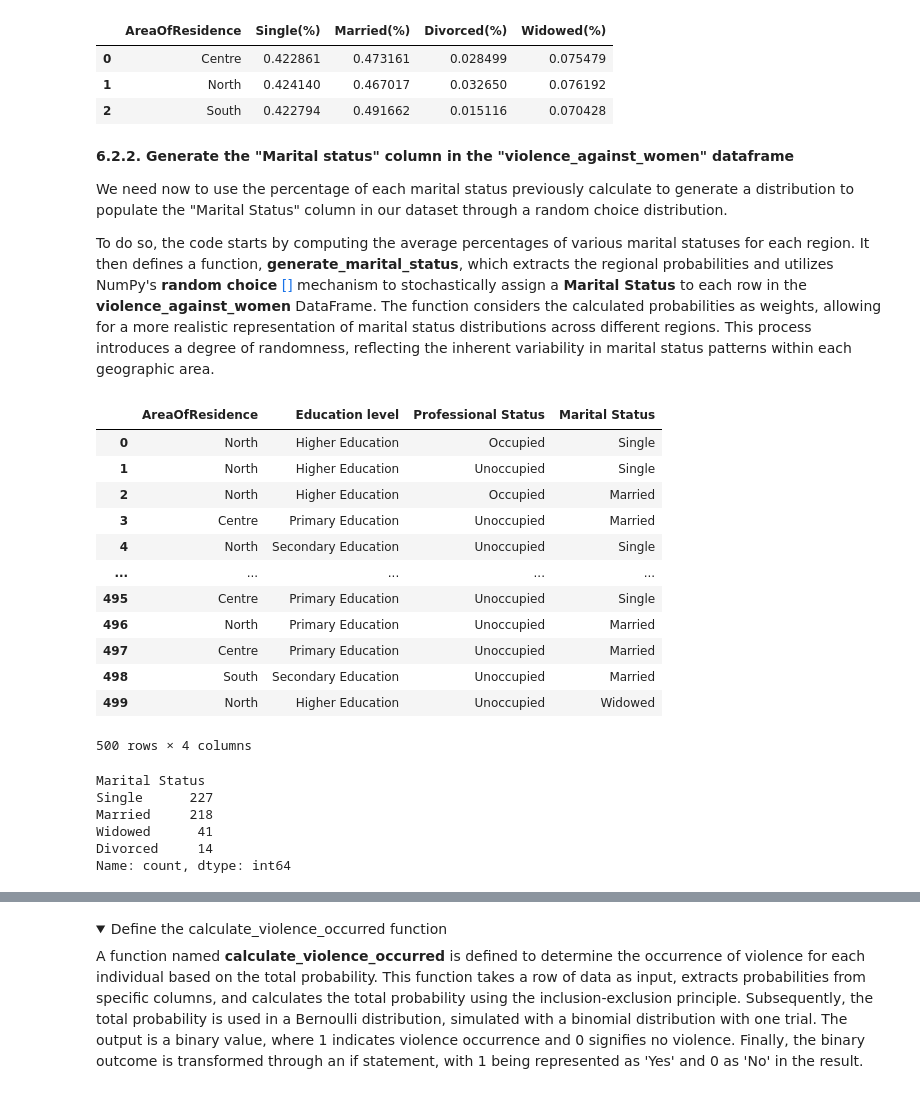
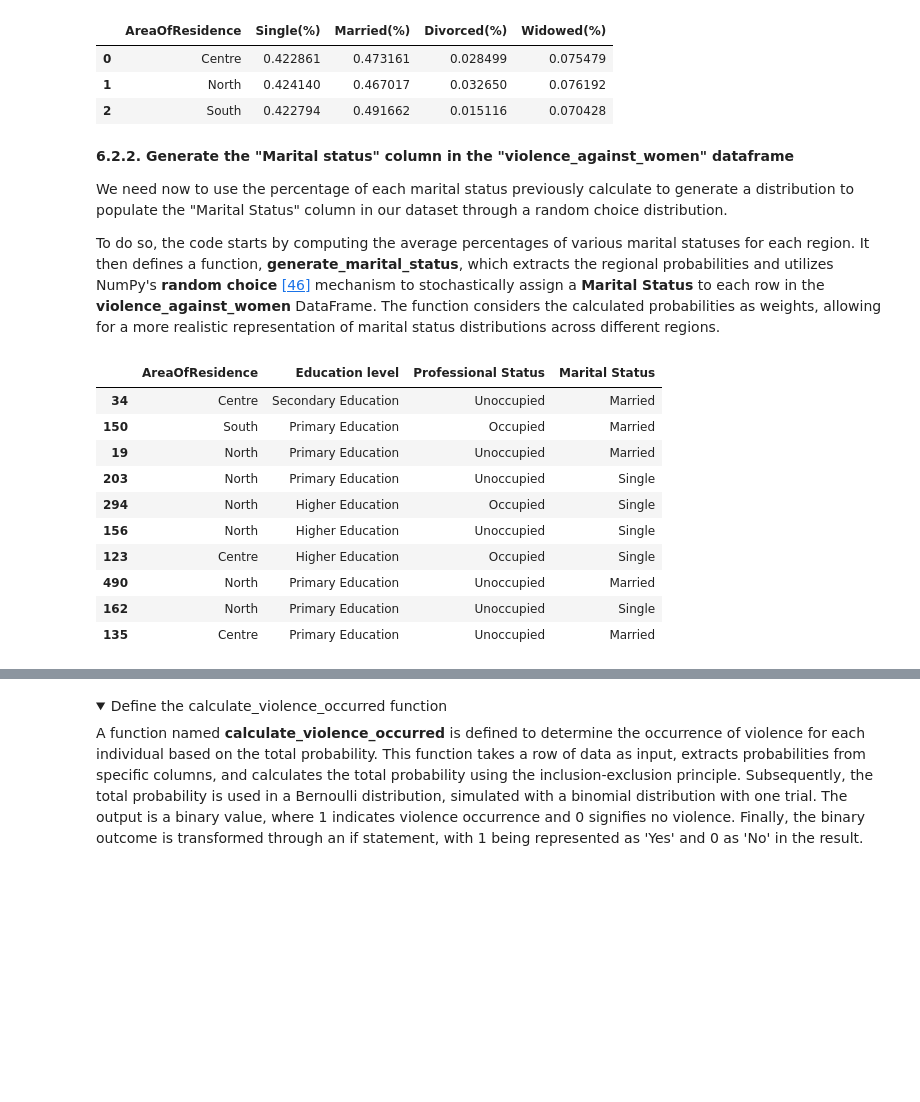
Before and after one commit to Cecilia8989/PfDA_Assignement, a Jupyter notebook: PfDA_Project_1.ipynb, the cells around one changed output, grey strips where cells are left out. Drawn from its saved outputs; the diff is of its cells as text; code cells hidden in the pictures; folded sections open; blank space fills up the shorter version.

```diff
--- a/PfDA_Project_1.ipynb
+++ b/PfDA_Project_1.ipynb
@@ -1580,56 +1581,41 @@ marital_status_distribution_probability
 
 We need now to use the percentage of each marital status previously calculate to generate a distribution to populate the "Marital Status" column in our dataset through a random choice distribution.
 
-To do so, the code starts by computing the average percentages of various marital statuses for each region. It then defines a function, **generate_marital_status**, which extracts the regional probabilities and utilizes NumPy's **random choice** [[]](https://www.geeksforgeeks.org/flatten-a-list-of-dataframes/) mechanism to stochastically assign a **Marital Status** to each row in the **violence_against_women** DataFrame. The function considers the calculated probabilities as weights, allowing for a more realistic representation of marital status distributions across different regions. This process introduces a degree of randomness, reflecting the inherent variability in marital status patterns within each geographic area.
+To do so, the code starts by computing the average percentages of various marital statuses for each region. It then defines a function, **generate_marital_status**, which extracts the regional probabilities and utilizes NumPy's **random choice** [[46]](https://www.geeksforgeeks.org/flatten-a-list-of-dataframes/) mechanism to stochastically assign a **Marital Status** to each row in the **violence_against_women** DataFrame. The function considers the calculated probabilities as weights, allowing for a more realistic representation of marital status distributions across different regions.
 # %%
 # Calculate the mean of marital status percentages for each region
 marital_status_distribution_probability = marital_stausu_distribution.groupby('AreaOfResidence')[['Single(%)', 'Married(%)', 'Divorced(%)', 'Widowed(%)']].mean().reset_index()
-
 # Define the list of marital status categories
 marital_status_list = ['Single', 'Married', 'Divorced', 'Widowed']
 
 # Create a function to generate random marital statuses based on probabilities
 def generate_marital_status(row):
     # Extract the region from the row
     region = row['AreaOfResidence']
-
     # Extract the probabilities for each marital status category in the region
     probability = marital_status_distribution_probability.loc[marital_status_distribution_probability['AreaOfResidence'] == region]
-
     # Flatten the probability values into a 1D array
     prob = probability.loc[:, 'Single(%)':].values.flatten()
-
     # Generate a random marital status based on the probabilities
     return np.random.choice(marital_status_list, p=prob)
 
 # Apply the function to create the 'Marital Status' column in the 'violence_against_women' DataFrame
 violence_against_women['Marital Status'] = violence_against_women.apply(generate_marital_status, axis=1)
 
-# Display the updated 'violence_against_women' DataFrame with the new 'Marital Status' column
-violence_against_women
+# Display a sample of the the updated 'violence_against_women' DataFrame with the new 'Marital Status' column
+violence_against_women.sample(10)
 # %% [output]
 |  | AreaOfResidence | Education level | Professional Status | Marital Status |
-| 0 | North | Higher Education | Occupied | Single |
-| 1 | North | Higher Education | Unoccupied | Single |
-| 2 | North | Higher Education | Occupied | Married |
-| 3 | Centre | Primary Education | Unoccupied | Married |
-| 4 | North | Secondary Education | Unoccupied | Single |
-| ... | ... | ... | ... | ... |
-| 495 | Centre | Primary Education | Unoccupied | Single |
-| 496 | North | Primary Education | Unoccupied | Married |
-| 497 | Centre | Primary Education | Unoccupied | Married |
-| 498 | South | Secondary Education | Unoccupied | Married |
-| 499 | North | Higher Education | Unoccupied | Widowed |
+| 34 | Centre | Secondary Education | Unoccupied | Married |
+| 150 | South | Primary Education | Occupied | Married |
+| 19 | North | Primary Education | Unoccupied | Married |
+| 203 | North | Primary Education | Unoccupied | Single |
+| 294 | North | Higher Education | Occupied | Single |
+| 156 | North | Higher Education | Unoccupied | Single |
+| 123 | Centre | Higher Education | Occupied | Single |
+| 490 | North | Primary Education | Unoccupied | Married |
+| 162 | North | Primary Education | Unoccupied | Single |
+| 135 | Centre | Primary Education | Unoccupied | Married |
-500 rows × 4 columns
-# %%
-violence_against_women['Marital Status'].value_counts()
-# %% [output]
-Marital Status
-Single      227
-Married     218
-Widowed      41
-Divorced     14
-Name: count, dtype: int64
 # %% [markdown]
 ### **7. Finalizing the datase: violence_against_women_dataset**
 
```
Also changed, not shown: parts of 80 cells of this notebook.
